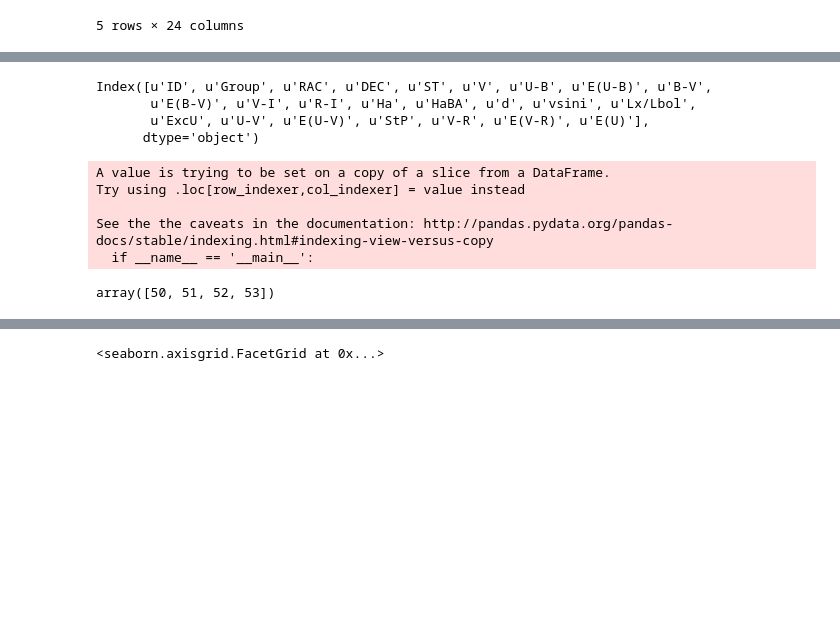
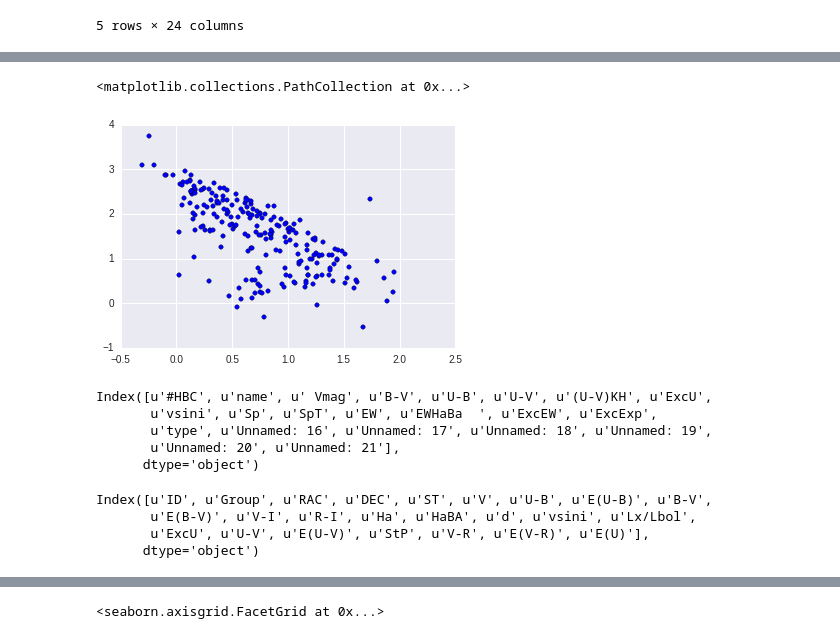
Before and after one commit to saint-germain/estrellas, a Jupyter notebook: confidenceintervals.ipynb, the cells around one changed output, grey strips where cells are left out. Cells and saved outputs as stored; diff of their text form; code cells hidden in the pictures; blank space fills up the shorter version.

```diff
--- a/confidenceintervals.ipynb
+++ b/confidenceintervals.ipynb
@@ -280,3 +398,16 @@ exar.shape
+# %%
+plt.scatter(df1.ExcU,df1['U-V'])
+# %% [output]
+<matplotlib.collections.PathCollection at 0x...>
+[figure, added]
+# %%
+df1.columns
+# %% [output]
+Index([u'#HBC', u'name', u' Vmag', u'B-V', u'U-B', u'U-V', u'(U-V)KH', u'ExcU',
+       u'vsini', u'Sp', u'SpT', u'EW', u'EWHaBa  ', u'ExcEW', u'ExcExp',
+       u'type', u'Unnamed: 16', u'Unnamed: 17', u'Unnamed: 18', u'Unnamed: 19',
+       u'Unnamed: 20', u'Unnamed: 21'],
+      dtype='object')
 # %%
 dfos.columns
 # %% [output]
@@ -284,15 +415,3 @@ Index([u'ID', u'Group', u'RAC', u'DEC', u'ST', u'V', u'U-B', u'E(U-B)', u'B-V',
        u'E(B-V)', u'V-I', u'R-I', u'Ha', u'HaBA', u'd', u'vsini', u'Lx/Lbol',
        u'ExcU', u'U-V', u'E(U-V)', u'StP', u'V-R', u'E(V-R)', u'E(U)'],
       dtype='object')
-# %%
-dfosn['ExcExp']=exar
-# %% [output]
-A value is trying to be set on a copy of a slice from a DataFrame.
-Try using .loc[row_indexer,col_indexer] = value instead
-
-See the the caveats in the documentation: http://pandas.pydata.org/pandas-docs/stable/indexing.html#indexing-view-versus-copy
-  if __name__ == '__main__':
-# %%
-np.unique(dfosn.StP)
-# %% [output]
-array([50, 51, 52, 53])
```
Also changed, not shown: parts of 21 cells of this notebook.
